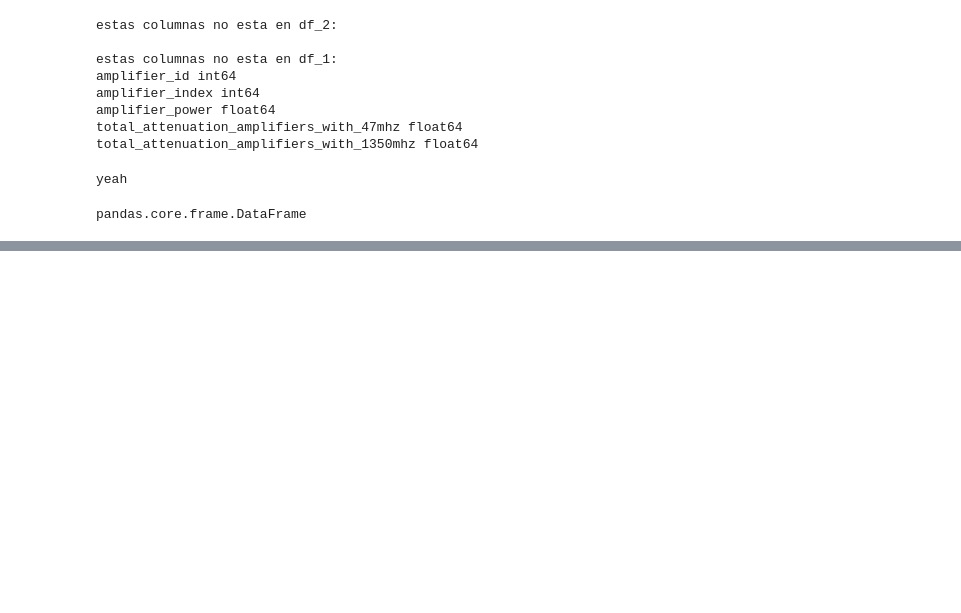
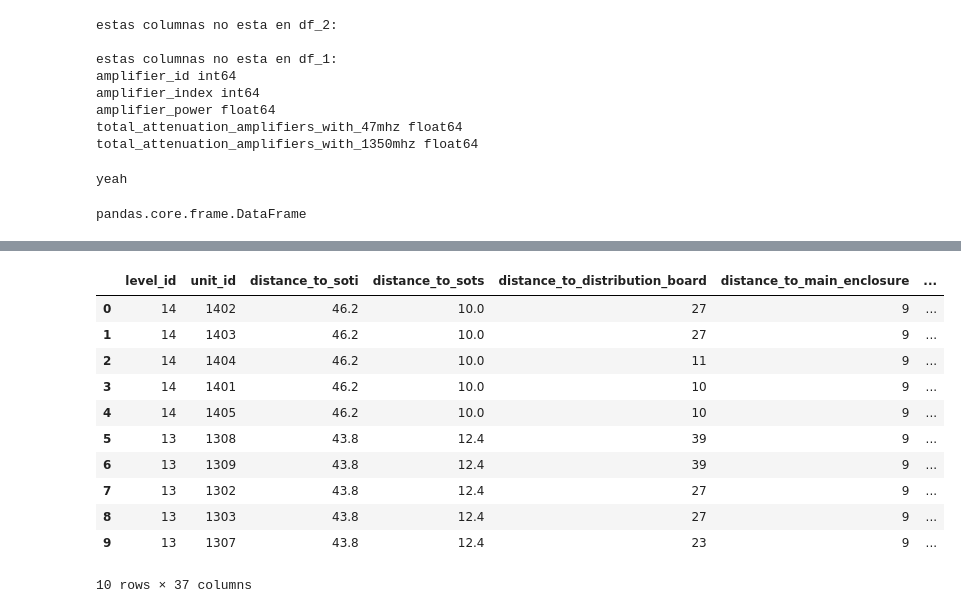
Before and after one commit to joelbarranteswin/1.__Dustin__, a Jupyter notebook: 14. Pandera/100_practice.ipynb, the cells around one changed output, grey strips where cells are left out. Cells and saved outputs as stored; diff of their text form; code cells hidden in the pictures; blank space fills up the shorter version.

```diff
--- a/14. Pandera/100_practice.ipynb
+++ b/14. Pandera/100_practice.ipynb
@@ -265,0 +312,16 @@ pandas.core.frame.DataFrame
+# %%
+df_wireless_coaxial_with_amplifier = pandas.read_excel('./dataframe_wireless_coaxial_with_amplifier.xlsx', sheet_name='smatv-amplifiers-op-0')
+df_wireless_coaxial_with_amplifier.head(10)
+# %% [output]
+|  | level_id | unit_id | distance_to_soti | distance_to_sots | distance_to_distribution_board | distance_to_main_enclosure | ... |
+| 0 | 14 | 1402 | 46.2 | 10.0 | 27 | 9 | ... |
+| 1 | 14 | 1403 | 46.2 | 10.0 | 27 | 9 | ... |
+| 2 | 14 | 1404 | 46.2 | 10.0 | 11 | 9 | ... |
+| 3 | 14 | 1401 | 46.2 | 10.0 | 10 | 9 | ... |
+| 4 | 14 | 1405 | 46.2 | 10.0 | 10 | 9 | ... |
+| 5 | 13 | 1308 | 43.8 | 12.4 | 39 | 9 | ... |
+| 6 | 13 | 1309 | 43.8 | 12.4 | 39 | 9 | ... |
+| 7 | 13 | 1302 | 43.8 | 12.4 | 27 | 9 | ... |
+| 8 | 13 | 1303 | 43.8 | 12.4 | 27 | 9 | ... |
+| 9 | 13 | 1307 | 43.8 | 12.4 | 23 | 9 | ... |
+10 rows × 37 columns
```
Also changed, not shown: parts of 10 cells of this notebook.
